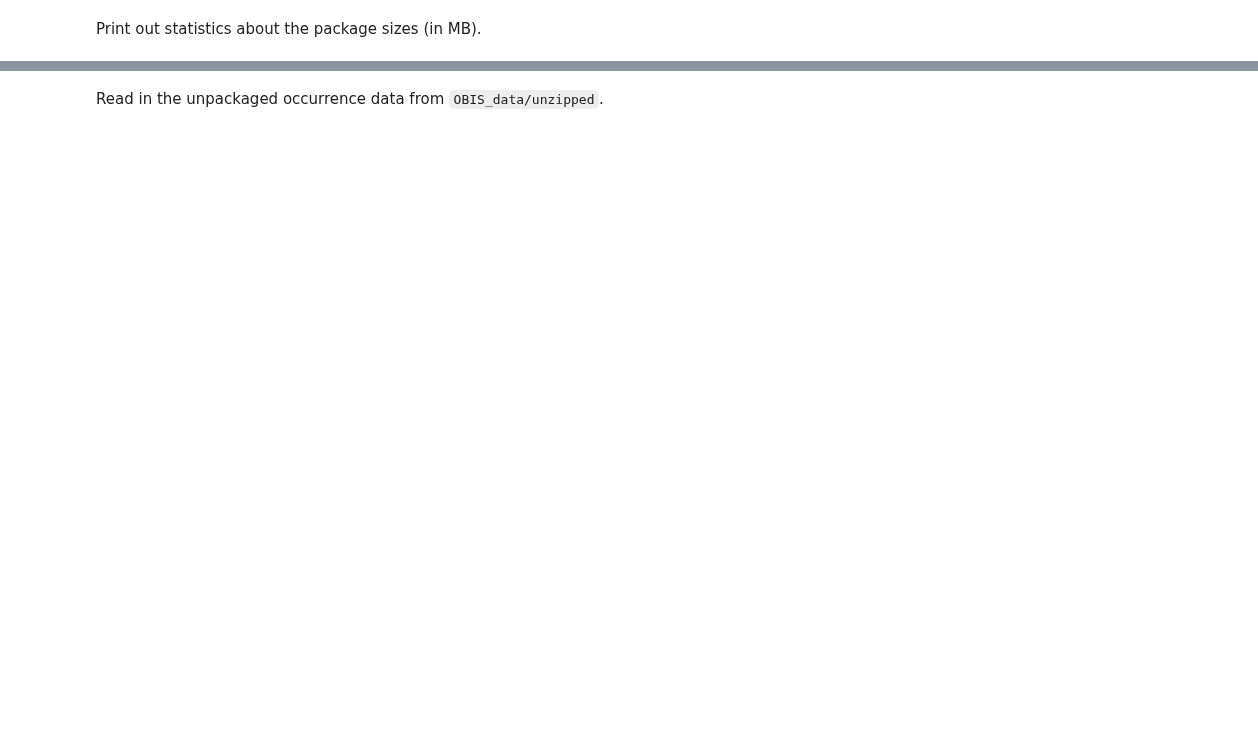
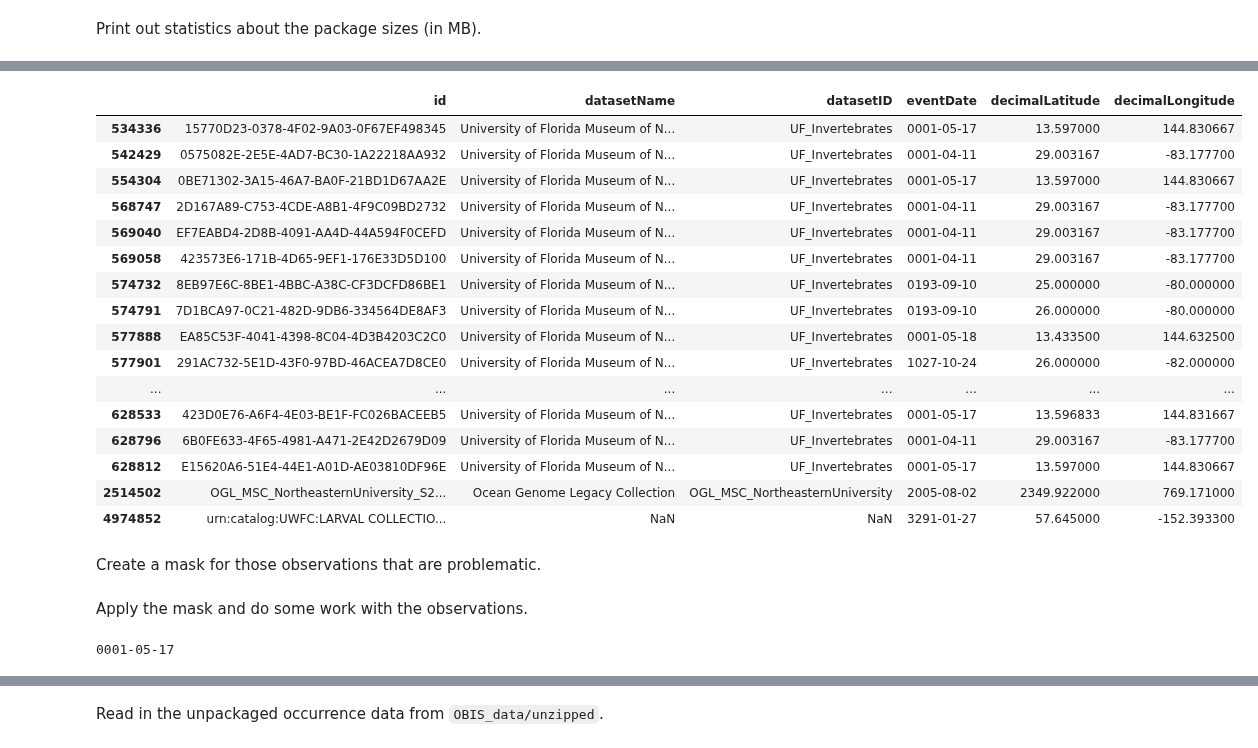
Before and after one commit to MathewBiddle/sandbox, a Jupyter notebook: query_obis_api.ipynb, the cells around one changed output, grey strips where cells are left out. Cells and saved outputs as stored; diff of their text form; code cells hidden in the pictures; blank space fills up the shorter version.

Commit message:
making masks for bad obs

```diff
--- a/query_obis_api.ipynb
+++ b/query_obis_api.ipynb
@@ -171,0 +358,31 @@ core_df.columns.to_list()
+# %%
+pd.set_option('display.max_columns', None)
+bad_dates = ["0001-05-17","0001-04-11","0001-05-17","0001-04-11","0001-04-11","0001-04-11","0193-09-10","0193-09-10","0001-05-18","1027-10-24","0001-04-11","0001-04-11","0001-05-18","0001-04-11","0001-05-18","0001-04-11","0001-05-17","0001-04-11","0001-04-11","0001-04-11","0001-07-30","0001-07-30","0001-04-11","0001-05-17","0001-04-11","0001-05-17","3291-01-27"]
+#core_df.loc[core_df['eventDate']=="0001-05-17"].to_csv('bad_dates.csv',index=False)
+
+core_df.loc[  core_df['eventDate'].str.contains('(' + '|'.join(bad_dates) + ')', na=False) |
+            ( core_df['decimalLatitude'] > 90 ) |
+            ( core_df['decimalLatitude'] < -90 ) |
+            ( core_df['decimalLongitude'] > 180 ) |
+            ( core_df['decimalLongitude'] < -180 ),
+           ['id','datasetName','datasetID','eventDate','decimalLatitude','decimalLongitude']]#.to_csv('bad_dates.csv',index=False)
+# %% [output]
+|  | id | datasetName | datasetID | eventDate | decimalLatitude | decimalLongitude |
+| 534336 | 15770D23-0378-4F02-9A03-0F67EF498345 | University of Florida Museum of N... | UF_Invertebrates | 0001-05-17 | 13.597000 | 144.830667 |
+| 542429 | 0575082E-2E5E-4AD7-BC30-1A22218AA932 | University of Florida Museum of N... | UF_Invertebrates | 0001-04-11 | 29.003167 | -83.177700 |
+| 554304 | 0BE71302-3A15-46A7-BA0F-21BD1D67AA2E | University of Florida Museum of N... | UF_Invertebrates | 0001-05-17 | 13.597000 | 144.830667 |
+| 568747 | 2D167A89-C753-4CDE-A8B1-4F9C09BD2732 | University of Florida Museum of N... | UF_Invertebrates | 0001-04-11 | 29.003167 | -83.177700 |
+| 569040 | EF7EABD4-2D8B-4091-AA4D-44A594F0CEFD | University of Florida Museum of N... | UF_Invertebrates | 0001-04-11 | 29.003167 | -83.177700 |
+| 569058 | 423573E6-171B-4D65-9EF1-176E33D5D100 | University of Florida Museum of N... | UF_Invertebrates | 0001-04-11 | 29.003167 | -83.177700 |
+| 574732 | 8EB97E6C-8BE1-4BBC-A38C-CF3DCFD86BE1 | University of Florida Museum of N... | UF_Invertebrates | 0193-09-10 | 25.000000 | -80.000000 |
+| 574791 | 7D1BCA97-0C21-482D-9DB6-334564DE8AF3 | University of Florida Museum of N... | UF_Invertebrates | 0193-09-10 | 26.000000 | -80.000000 |
+| 577888 | EA85C53F-4041-4398-8C04-4D3B4203C2C0 | University of Florida Museum of N... | UF_Invertebrates | 0001-05-18 | 13.433500 | 144.632500 |
+| 577901 | 291AC732-5E1D-43F0-97BD-46ACEA7D8CE0 | University of Florida Museum of N... | UF_Invertebrates | 1027-10-24 | 26.000000 | -82.000000 |
+| ... | ... | ... | ... | ... | ... | ... |
+| 628533 | 423D0E76-A6F4-4E03-BE1F-FC026BACEEB5 | University of Florida Museum of N... | UF_Invertebrates | 0001-05-17 | 13.596833 | 144.831667 |
+| 628796 | 6B0FE633-4F65-4981-A471-2E42D2679D09 | University of Florida Museum of N... | UF_Invertebrates | 0001-04-11 | 29.003167 | -83.177700 |
+| 628812 | E15620A6-51E4-44E1-A01D-AE03810DF96E | University of Florida Museum of N... | UF_Invertebrates | 0001-05-17 | 13.597000 | 144.830667 |
+| 2514502 | OGL_MSC_NortheasternUniversity_S2... | Ocean Genome Legacy Collection | OGL_MSC_NortheasternUniversity | 2005-08-02 | 2349.922000 | 769.171000 |
+| 4974852 | urn:catalog:UWFC:LARVAL COLLECTIO... | NaN | NaN | 3291-01-27 | 57.645000 | -152.393300 |
+# %% [markdown]
+Create a mask for those observations that are problematic.
@@ -172,3 +391,14 @@ core_df.columns.to_list()
+# %% [markdown]
+Apply the mask and do some work with the observations.
+# %%
+for value in core_df[mask]['eventDate']:
+    try:
+        pd.to_datetime(value)
+    except:
+        print(value)
+        break
+# %% [output]
+0001-05-17
 # %%
 #core_df['eventDate'].filter(like='0001', axis=0)
 import numpy as np
```
Also changed, not shown: parts of 20 cells of this notebook.
